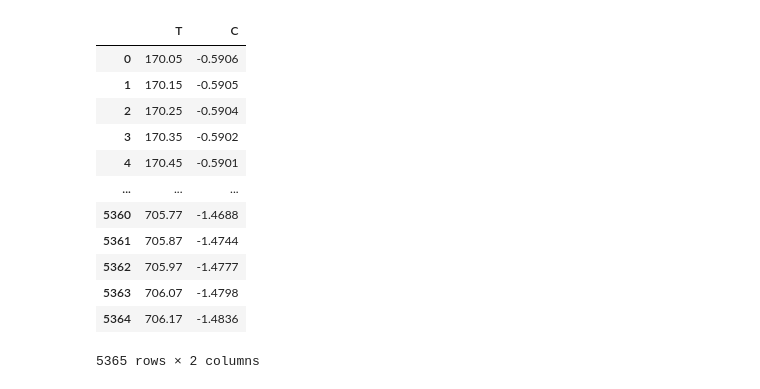
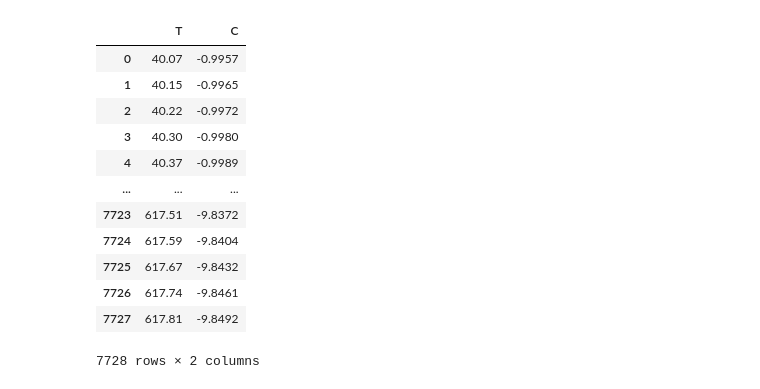
Before and after one commit to ficnawode/WDFCS_projekt_2, a Jupyter notebook: zad3.ipynb, the cells around one changed output. Saved outputs shown, nothing was run; the diff lists cells and outputs as text; code cells hidden in the pictures.

```diff
--- a/zad3.ipynb
+++ b/zad3.ipynb
@@ -4,7 +4,6 @@ import pandas as pd
 from matplotlib import pyplot as plt
 from scipy.signal import argrelmax, argrelmin, find_peaks
 # %%
-df = pd.read_csv('in/zad1_dta_5.txt', sep='\s+', names=['T', 'C'], decimal=',')
 
 
 def find_maximum(data_slice, significant_key):
@@ -34,29 +33,35 @@ def find_x_where_y_equals(y_value, a, b):
     # x = (y - b)/a
     return (y_value - b)/a
 
+def find_point_of_intersection(a1,b1,a2,b2):
+    x = (b2 - b1)/(a1-a2)
+    y = a1*x + b1
+    return x, y
+
 def find_closest_entry(df, key, value):
     return df.iloc[(df[key]-value).abs().argsort()[:1]]
 
 # constants
 _s = 10
 _linewidth = 1
-
-
-df
-# %% [output]
-|  | T | C |
-| 0 | 170.05 | -0.5906 |
-| 1 | 170.15 | -0.5905 |
-| 2 | 170.25 | -0.5904 |
-| 3 | 170.35 | -0.5902 |
-| 4 | 170.45 | -0.5901 |
-| ... | ... | ... |
-| 5360 | 705.77 | -1.4688 |
-| 5361 | 705.87 | -1.4744 |
-| 5362 | 705.97 | -1.4777 |
-| 5363 | 706.07 | -1.4798 |
-| 5364 | 706.17 | -1.4836 |
-5365 rows × 2 columns
+# %%
+
+df = pd.read_csv('in/zad1_dta_4.txt', sep='\s+', names=['T', 'C'], decimal=',')
+df
+# %% [output]
+|  | T | C |
+| 0 | 40.07 | -0.9957 |
+| 1 | 40.15 | -0.9965 |
+| 2 | 40.22 | -0.9972 |
+| 3 | 40.30 | -0.9980 |
+| 4 | 40.37 | -0.9989 |
+| ... | ... | ... |
+| 7723 | 617.51 | -9.8372 |
+| 7724 | 617.59 | -9.8404 |
+| 7725 | 617.67 | -9.8432 |
+| 7726 | 617.74 | -9.8461 |
+| 7727 | 617.81 | -9.8492 |
+7728 rows × 2 columns
 # %%
 plt.figure(figsize=(8, 6), dpi=150)
 
```
Also changed, not shown: parts of 2 cells of this notebook, 5 other files.
